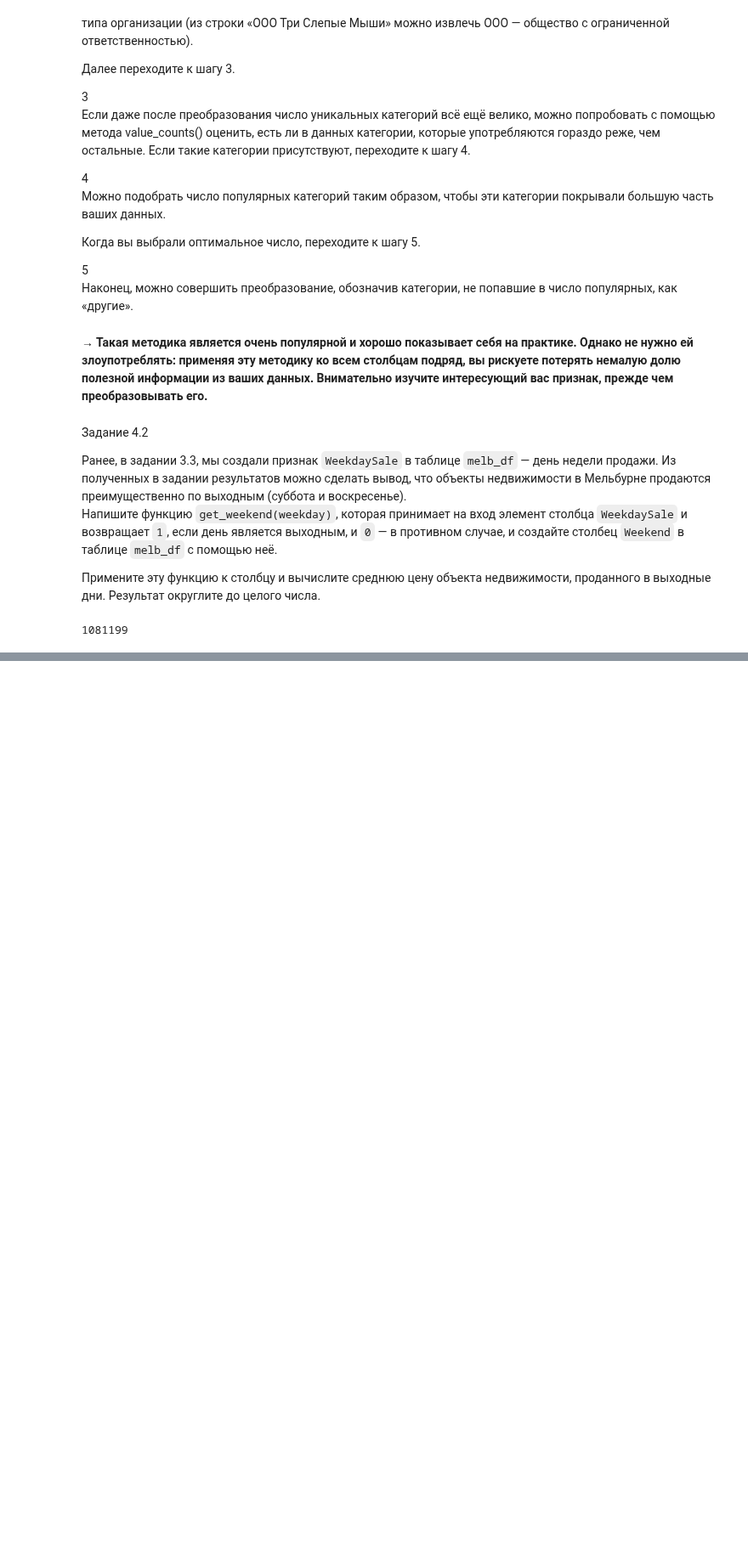
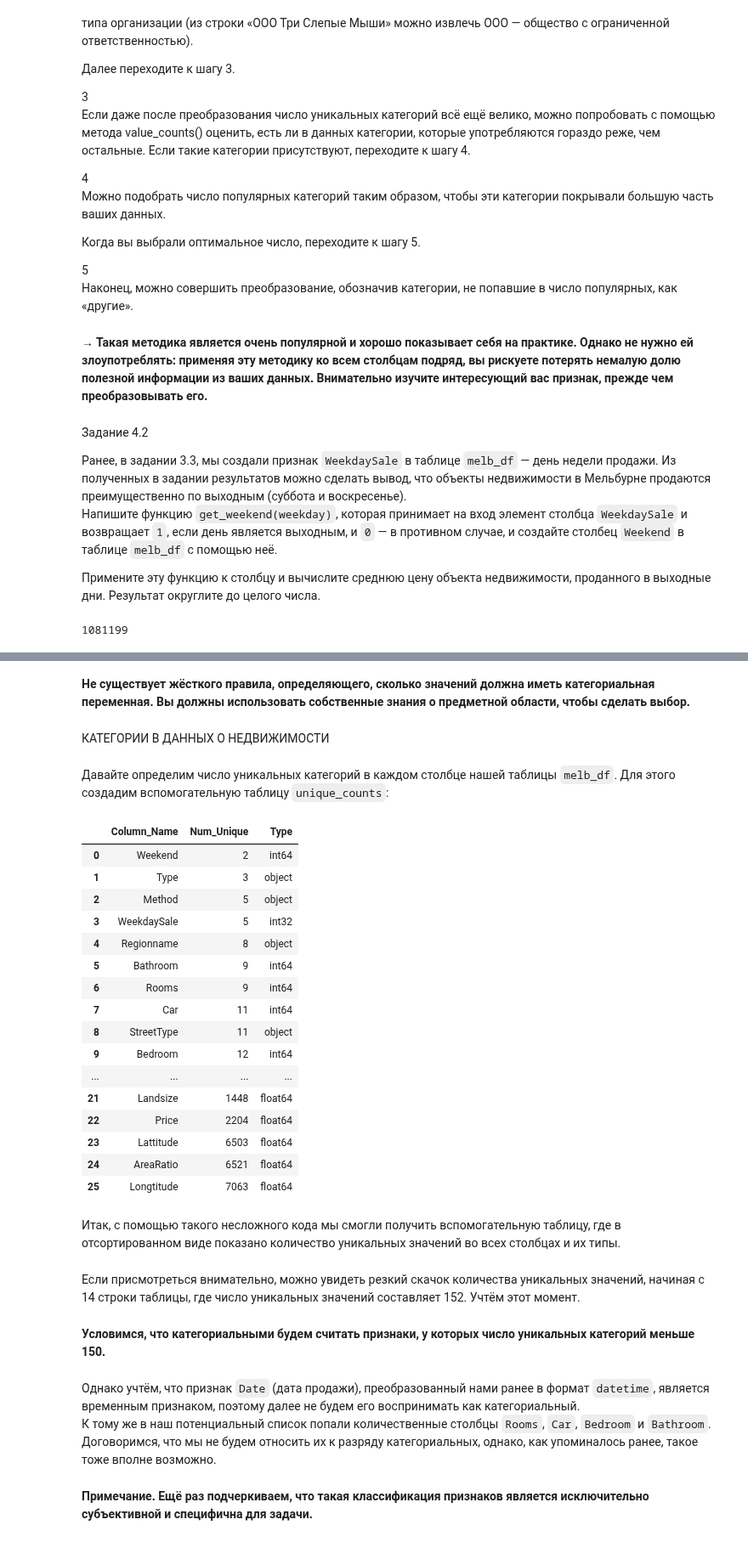
Before and after one commit to Thederis/st_ds, a Jupyter notebook: learning/PANDAS/Module_3._Basic_techniques_in_Pandas/teory_basic.ipynb, the cells around one changed output, grey strips where cells are left out. Shown at 85% size. Drawn from its saved outputs; the diff is of its cells as text; code cells hidden in the pictures; blank space fills up the shorter version.

```diff
--- a/learning/PANDAS/Module_3._Basic_techniques_in_Pandas/teory_basic.ipynb
+++ b/learning/PANDAS/Module_3._Basic_techniques_in_Pandas/teory_basic.ipynb
@@ -298,0 +556,4 @@ round(melb_df[melb_df['Weekend'] == 1]['Price'].mean())
+# %%
+better_seller = melb_df['SellerG'].value_counts().nlargest(49).index
+melb_df['SellerG'] = melb_df['SellerG'].apply(lambda x: x if x in better_seller else 'other')
+melb_df.head(20)
@@ -298,0 +591,51 @@ round(melb_df[melb_df['Weekend'] == 1]['Price'].mean())
+# %% [markdown]
+**Не существует жёсткого правила, определяющего, сколько значений должна иметь категориальная переменная. Вы должны использовать собственные знания о предметной области, чтобы сделать выбор.**
+# %% [markdown]
+КАТЕГОРИИ В ДАННЫХ О НЕДВИЖИМОСТИ
+# %% [markdown]
+Давайте определим число уникальных категорий в каждом столбце нашей таблицы `melb_df`. Для этого создадим вспомогательную таблицу `unique_counts`:
+# %%
+# Создаём пустой список
+unique_list = []
+# Проходим по именам столбцов в таблице
+for col in melb_df.columns:
+    # Создаём кортеж (имя столбца, число уникальных значений)
+    item = (col, melb_df[col].nunique(),melb_df[col].dtypes)
+    # Добавляем кортеж в список
+    unique_list.append(item)
+# Создаём вспомогательную таблицу и сортируем её
+unique_counts = pd.DataFrame(
+    unique_list,
+    columns=['Column_Name', 'Num_Unique', 'Type']
+).sort_values(by='Num_Unique',  ignore_index=True)
+# Выводим её на экран
+display(unique_counts)
+# %% [output]
+|  | Column_Name | Num_Unique | Type |
+| 0 | Weekend | 2 | int64 |
+| 1 | Type | 3 | object |
+| 2 | Method | 5 | object |
+| 3 | WeekdaySale | 5 | int32 |
+| 4 | Regionname | 8 | object |
+| 5 | Bathroom | 9 | int64 |
+| 6 | Rooms | 9 | int64 |
+| 7 | Car | 11 | int64 |
+| 8 | StreetType | 11 | object |
+| 9 | Bedroom | 12 | int64 |
+| ... | ... | ... | ... |
+| 21 | Landsize | 1448 | float64 |
+| 22 | Price | 2204 | float64 |
+| 23 | Lattitude | 6503 | float64 |
+| 24 | AreaRatio | 6521 | float64 |
+| 25 | Longtitude | 7063 | float64 |
+# %% [markdown]
+Итак, с помощью такого несложного кода мы смогли получить вспомогательную таблицу, где в отсортированном виде показано количество уникальных значений во всех столбцах и их типы.
+# %% [markdown]
+Если присмотреться внимательно, можно увидеть резкий скачок количества уникальных значений, начиная с 14 строки таблицы, где число уникальных значений составляет 152. Учтём этот момент.
+# %% [markdown]
+**Условимся, что категориальными будем считать признаки, у которых число уникальных категорий меньше 150.**
+# %% [markdown]
+Однако учтём, что признак `Date` (дата продажи), преобразованный нами ранее в формат `datetime`, является временным признаком, поэтому далее не будем его воспринимать как категориальный.
+К тому же в наш потенциальный список попали количественные столбцы `Rooms`, `Car`, `Bedroom` и `Bathroom`. Договоримся, что мы не будем относить их к разряду категориальных, однако, как упоминалось ранее, такое тоже вполне возможно.
+# %% [markdown]
+**Примечание. Ещё раз подчеркиваем, что такая классификация признаков является исключительно субъективной и специфична для задачи.**
```
Also changed, not shown: parts of 58 cells of this notebook, 2 other files.
